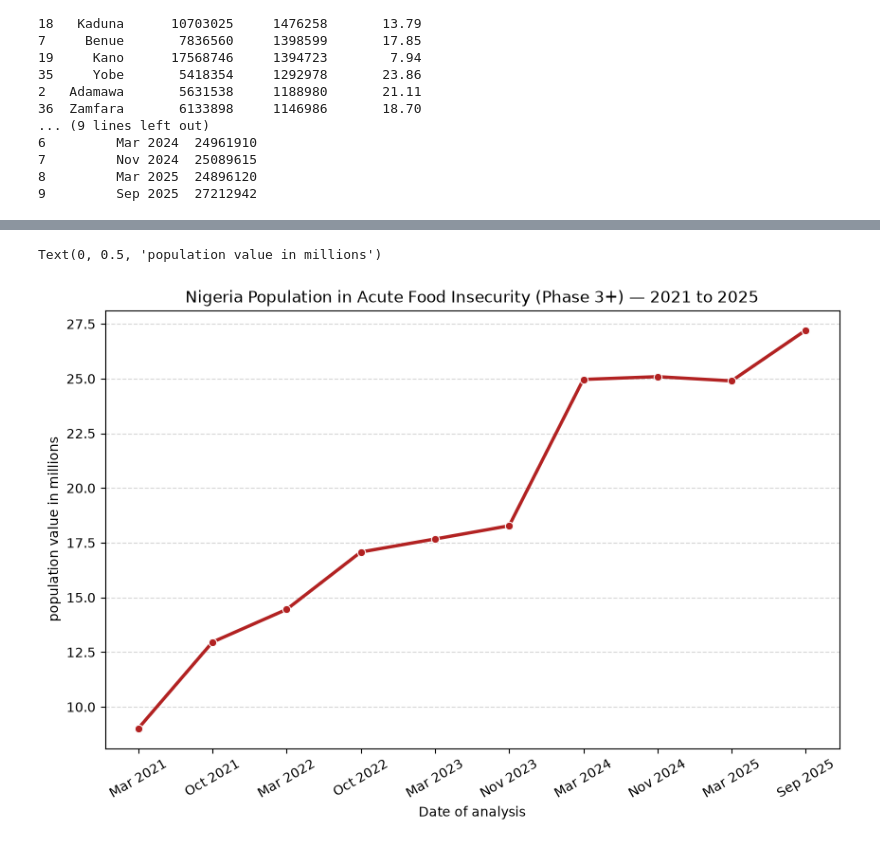
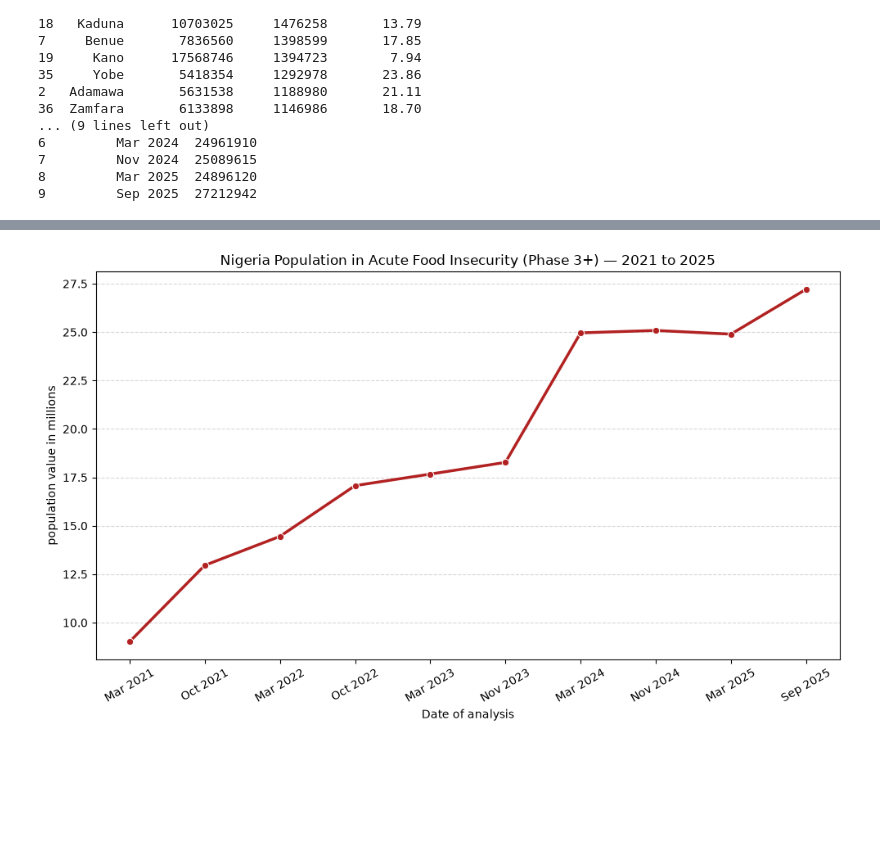
Before and after one commit to xprogram24/projects-py, a Jupyter notebook: nigerian_FoodSecurity/foodSecurity.ipynb, the cells around one changed output, grey strips where cells are left out. Drawn from its saved outputs; the diff is of its cells as text; code cells hidden in the pictures; blank space fills up the shorter version.

```diff
--- a/nigerian_FoodSecurity/foodSecurity.ipynb
+++ b/nigerian_FoodSecurity/foodSecurity.ipynb
@@ -164,16 +167,17 @@ Text(0, 0.5, '')
 # %%
 #National Hunger Trend
 trend_clean = trend_df.dropna().copy()
 trend_clean['millions']  = (trend_clean['Number']/1000000)
 plt.figure(figsize=(10,6))
 sns.lineplot(x='Date of analysis',y='millions', data = trend_clean,marker='o',linewidth = 2.5, color='#b22222')
 plt.xticks(rotation = 30)
 plt.grid(axis='y', linestyle = '--',alpha = 0.5)
 plt.title('Nigeria Population in Acute Food Insecurity (Phase 3+) — 2021 to 2025')
 plt.ylabel('population value in millions')
+plt.tight_layout()
+plt.savefig('nigeria_phase3plus_trend.png', dpi=300)
 # %% [output]
-Text(0, 0.5, 'population value in millions')
-[figure, old version]
+[figure, new version]
 # %%
 import folium
 import json
```
Also changed, not shown: parts of 2 cells of this notebook, 4 other files.
